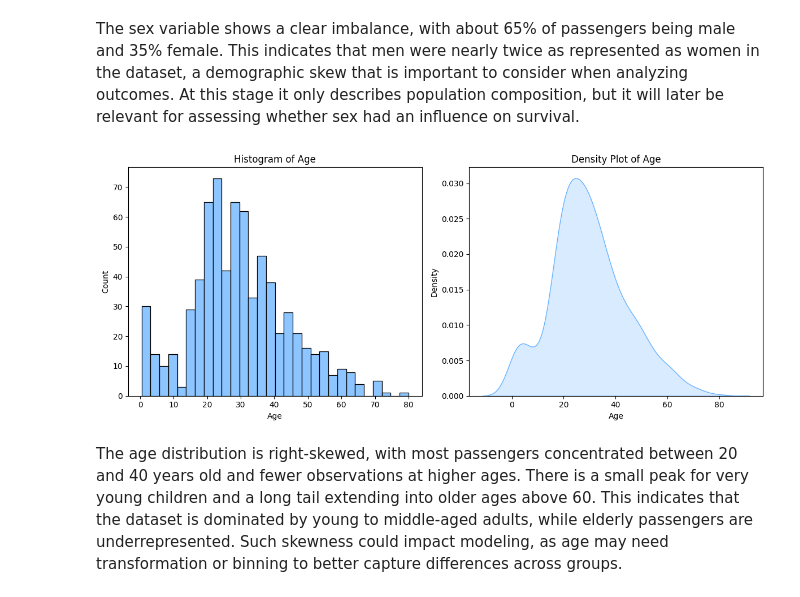
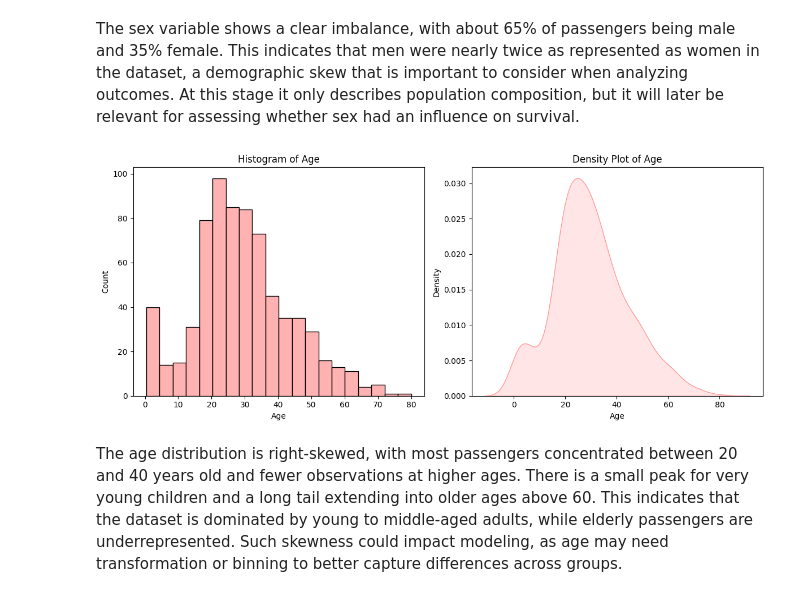
Before and after one commit to fede-giorgi/Transformer_is_All_You_Need, a Jupyter notebook: project.ipynb, the cells around one changed output. Saved outputs shown, nothing was run; the diff lists cells and outputs as text; code cells hidden in the pictures.

```diff
--- a/project.ipynb
+++ b/project.ipynb
@@ -76,6 +76,8 @@ df_train0.head()
 | 4 | 5 | 0 | 3 | Allen, Mr. William Henry | male | 35.0 | 0 | 0 | 373450 | 8.0500 | ... |
 # %% [markdown]
 ### 1.1 Univariate Data Analysis
+# %%
+colors = ["#FF9999", "#66B2FF", "#99FF99", "#FFFF99", "#CC99FF"]
 # %% [markdown]
 #### 1.1.1 Survival distribution
 # %%
@@ -112,15 +114,13 @@ The survival variable shows a clear imbalance, with about 62% of passengers not
 #### 1.1.2 Demographic variables
 # %%
 fig, axes = plt.subplots(1, 2, figsize=(12, 5))
-
 order = [1, 2, 3]
-colors = ["#66B2FF", "#99FF99", "#FF9999"]
 
 # Pie chart
 df_train0["Pclass"].value_counts(normalize=True).reindex(order).plot(
     kind="pie",
     autopct="%1.1f%%",
-    colors=colors,
+    colors=colors[:3],
     ax=axes[0]
 )
 axes[0].set_ylabel("")
@@ -131,7 +131,7 @@ sns.countplot(
     x="Pclass",
     data=df_train0,
     order=order,
-    palette=colors,
+    palette=colors[:3],
     ax=axes[1],
     hue="Pclass",
     legend=False
@@ -168,15 +176,26 @@ The sex variable shows a clear imbalance, with about 65% of passengers being mal
 # %%
 fig, axes = plt.subplots(1, 2, figsize=(12, 5))
 
-sns.histplot(df_train0["Age"].dropna(), bins=30, kde=False, color="#66B2FF", ax=axes[0])
+# Histogram
+sns.histplot(
+    df_train0["Age"].dropna(),
+    bins=20,
+    kde=False,
+    color=colors[0],
+    ax=axes[0])
 axes[0].set_title("Histogram of Age")
 
-sns.kdeplot(df_train0["Age"].dropna(), fill=True, color="#66B2FF", ax=axes[1])
+# Density plot
+sns.kdeplot(
+    df_train0["Age"].dropna(),
+    fill=True,
+    color=colors[0],
+    ax=axes[1])
 axes[1].set_title("Density Plot of Age")
 
 plt.tight_layout()
 plt.show()
 # %% [output]
-[figure, old version]
+[figure, new version]
 # %% [markdown]
 The age distribution is right-skewed, with most passengers concentrated between 20 and 40 years old and fewer observations at higher ages. There is a small peak for very young children and a long tail extending into older ages above 60. This indicates that the dataset is dominated by young to middle-aged adults, while elderly passengers are underrepresented. Such skewness could impact modeling, as age may need transformation or binning to better capture differences across groups.
```
Also changed, not shown: parts of 35 cells of this notebook.
